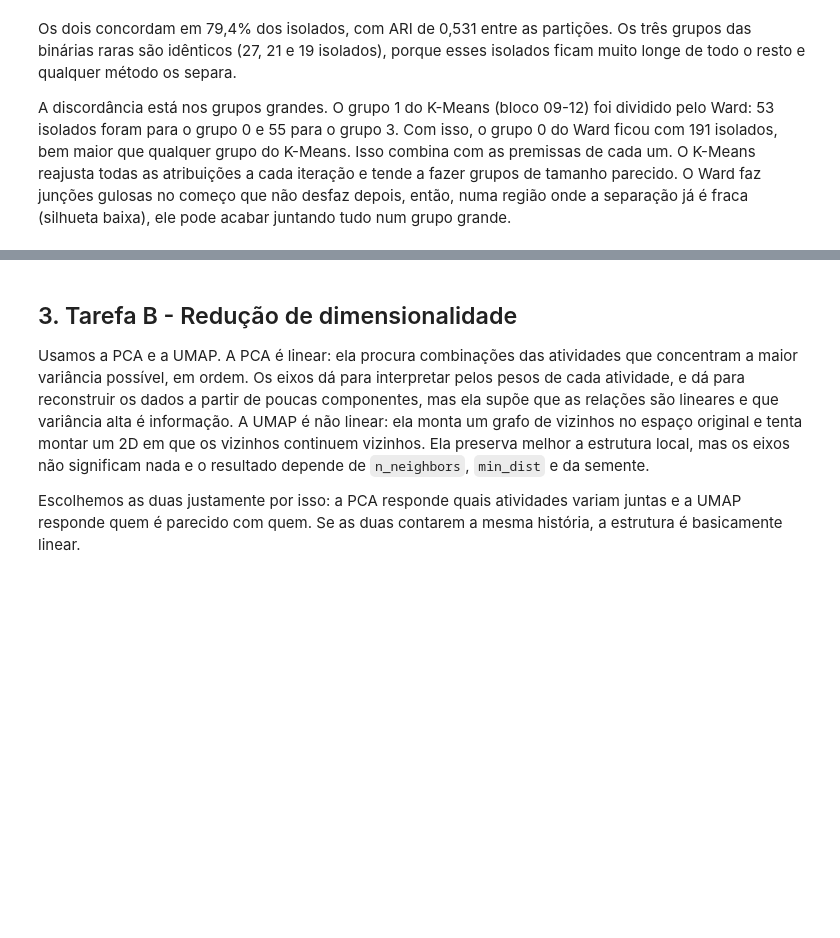
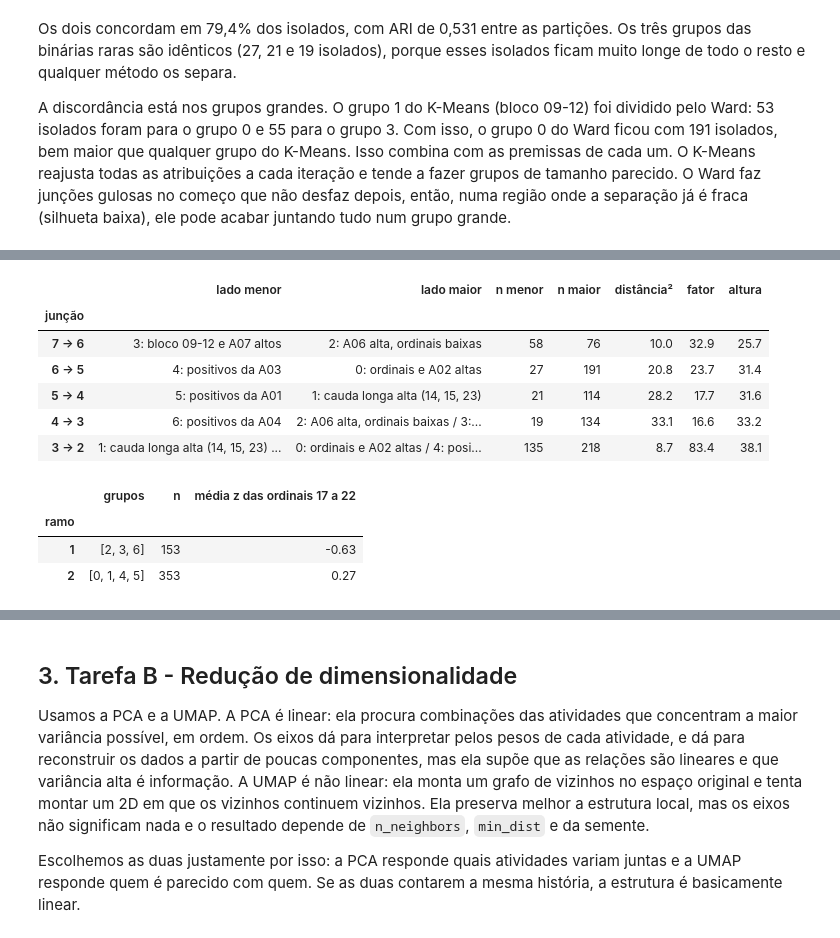
Before and after one commit to dharahadi/t1-aprendizado-maquina, a Jupyter notebook: T1_Regenera.ipynb, the cells around one changed output, grey strips where cells are left out. Saved outputs shown, nothing was run; the diff lists cells and outputs as text; code cells hidden in the pictures; blank space fills up the shorter version.

```diff
--- a/T1_Regenera.ipynb
+++ b/T1_Regenera.ipynb
@@ -604,0 +625,13 @@ Escolhemos k = 7 para os dois. É onde o K-Means tem a maior silhueta (0,146) e
+# %%
+D = pdist(X)  # distancia euclidiana entre todos os pares de isolados
+lig = []
+for metodo in ["ward", "average", "complete", "single"]:
+    lab = AgglomerativeClustering(n_clusters=7, linkage=metodo).fit_predict(X)  # o k escolhido acima
+    maior = [np.bincount(AgglomerativeClustering(n_clusters=k, linkage=metodo).fit_predict(X)).max() / len(X)
+             for k in range(2, 11)]
+    lig.append({"ligação": metodo, "tamanhos (k = 7)": sorted(np.bincount(lab).tolist(), reverse=True),
+                "silhueta": silhouette_score(X, lab), "davies_bouldin": davies_bouldin_score(X, lab),
+                "cofenética": cophenet(linkage(X, method=metodo), D)[0],
+                "maior grupo (k = 2 a 10)": f"{min(maior):.0%} a {max(maior):.0%}"})
+
+pd.DataFrame(lig).set_index("ligação").round(3)
@@ -730,0 +781,37 @@ A discordância está nos grupos grandes. O grupo 1 do K-Means (bloco 09-12) foi
+# %%
+def descreve(mascara):
+    return " / ".join(f"{g}: {nomes_hc[g]}" for g in np.unique(lab_hc[mascara]).tolist())
+
+
+juncoes = []
+for k in range(6, 1, -1):  # cada passo junta dois ramos: de 7 para 6 grupos, de 6 para 5, ...
+    antes, depois = fcluster(Z, k + 1, criterion="maxclust"), fcluster(Z, k, criterion="maxclust")
+    for r in np.unique(depois):
+        partes = np.unique(antes[depois == r])
+        if len(partes) == 2:  # o unico ramo que nasceu de uma juncao neste passo
+            a, b = sorted([antes == p for p in partes], key=lambda m: m.sum())  # a = lado menor
+            na, nb = a.sum(), b.sum()
+            d2 = ((X[a].mean(axis=0) - X[b].mean(axis=0)) ** 2).sum()  # distancia ao quadrado entre os centros
+            juncoes.append({"junção": f"{k + 1} → {k}", "lado menor": descreve(a), "lado maior": descreve(b),
+                            "n menor": na, "n maior": nb, "distância²": d2, "fator": na * nb / (na + nb),
+                            "altura": Z[-k, 2]})
+with pd.option_context("display.max_colwidth", None):  # nomes inteiros, sem cortar
+    display(pd.DataFrame(juncoes).set_index("junção").round(1))
+
+topo = fcluster(Z, 2, criterion="maxclust")  # os dois ramos do topo da arvore
+ordinais = [A(n) for n in [17, 18, 19, 20, 21, 22]]
+pd.DataFrame([{"ramo": int(r), "grupos": np.unique(lab_hc[topo == r]).tolist(), "n": int((topo == r).sum()),
+               "média z das ordinais 17 a 22": Xs.loc[topo == r, ordinais].values.mean()}
+              for r in np.unique(topo)]).set_index("ramo").round(2)
+# %% [output]
+|  | lado menor | lado maior | n menor | n maior | distância² | fator | altura |
+| junção |  |  |  |  |  |  |  |
+| 7 → 6 | 3: bloco 09-12 e A07 altos | 2: A06 alta, ordinais baixas | 58 | 76 | 10.0 | 32.9 | 25.7 |
+| 6 → 5 | 4: positivos da A03 | 0: ordinais e A02 altas | 27 | 191 | 20.8 | 23.7 | 31.4 |
+| 5 → 4 | 5: positivos da A01 | 1: cauda longa alta (14, 15, 23) | 21 | 114 | 28.2 | 17.7 | 31.6 |
+| 4 → 3 | 6: positivos da A04 | 2: A06 alta, ordinais baixas / 3:... | 19 | 134 | 33.1 | 16.6 | 33.2 |
+| 3 → 2 | 1: cauda longa alta (14, 15, 23) ... | 0: ordinais e A02 altas / 4: posi... | 135 | 218 | 8.7 | 83.4 | 38.1 |
+|  | grupos | n | média z das ordinais 17 a 22 |
+| ramo |  |  |  |
+| 1 | [2, 3, 6] | 153 | -0.63 |
+| 2 | [0, 1, 4, 5] | 353 | 0.27 |
```
Also changed, not shown: parts of 18 cells of this notebook.
